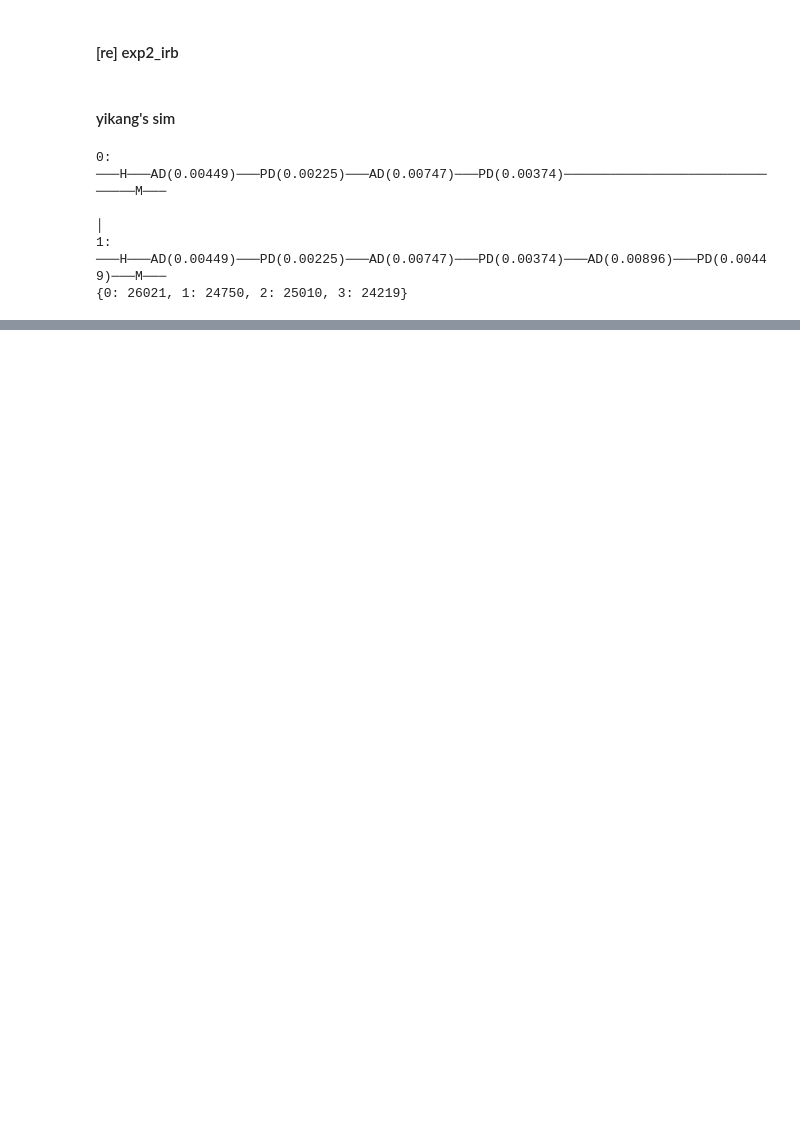
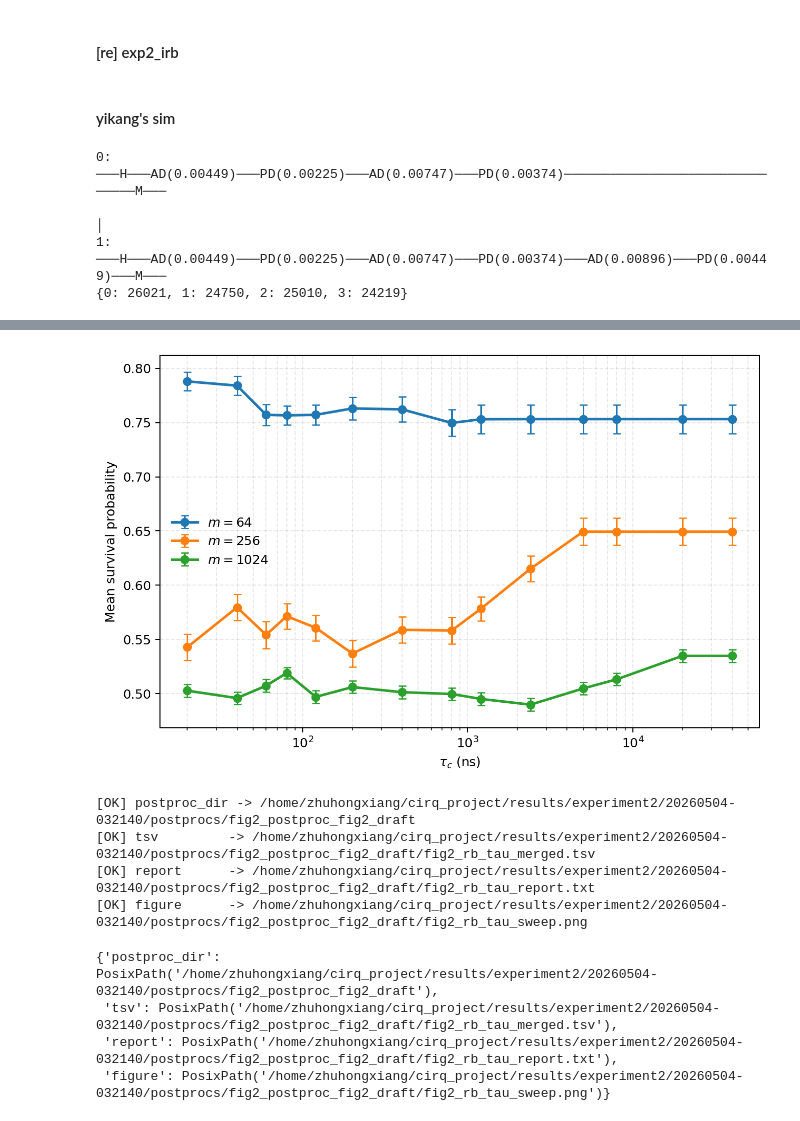
Before and after one commit to diaodaliuhe/cirq_project, a Jupyter notebook: mynotebooks0416/script.ipynb, the cells around one changed output, grey strips where cells are left out. Drawn from its saved outputs; the diff is of its cells as text; code cells hidden in the pictures; blank space fills up the shorter version.

```diff
--- a/mynotebooks0416/script.ipynb
+++ b/mynotebooks0416/script.ipynb
@@ -2214,0 +2833,20 @@ print(dict(result))
+# %%
+from experiments.scripts.exp2_postproc_fig2_rb_tau_sweep import postproc_fig2_rb_tau_sweep
+
+postproc_fig2_rb_tau_sweep(
+    run_dir="/home/zhuhongxiang/cirq_project/results/experiment2/20260504-032140",
+    title="RB mean survival vs tau_c at different depths",
+    ylabel="Mean survival probability",
+    selected_m=[64, 256, 1024],
+    postproc_tag="fig2_draft",
+)
+# %% [output]
+[figure, added]
+[OK] postproc_dir -> /home/zhuhongxiang/cirq_project/results/experiment2/20260504-032140/postprocs/fig2_postproc_fig2_draft
+[OK] tsv         -> /home/zhuhongxiang/cirq_project/results/experiment2/20260504-032140/postprocs/fig2_postproc_fig2_draft/fig2_rb_tau_merged.tsv
+[OK] report      -> /home/zhuhongxiang/cirq_project/results/experiment2/20260504-032140/postprocs/fig2_postproc_fig2_draft/fig2_rb_tau_report.txt
+[OK] figure      -> /home/zhuhongxiang/cirq_project/results/experiment2/20260504-032140/postprocs/fig2_postproc_fig2_draft/fig2_rb_tau_sweep.png
+{'postproc_dir': PosixPath('/home/zhuhongxiang/cirq_project/results/experiment2/20260504-032140/postprocs/fig2_postproc_fig2_draft'),
+ 'tsv': PosixPath('/home/zhuhongxiang/cirq_project/results/experiment2/20260504-032140/postprocs/fig2_postproc_fig2_draft/fig2_rb_tau_merged.tsv'),
+ 'report': PosixPath('/home/zhuhongxiang/cirq_project/results/experiment2/20260504-032140/postprocs/fig2_postproc_fig2_draft/fig2_rb_tau_report.txt'),
+ 'figure': PosixPath('/home/zhuhongxiang/cirq_project/results/experiment2/20260504-032140/postprocs/fig2_postproc_fig2_draft/fig2_rb_tau_sweep.png')}
```
Also changed, not shown: parts of 32 cells of this notebook, 22 other files.
